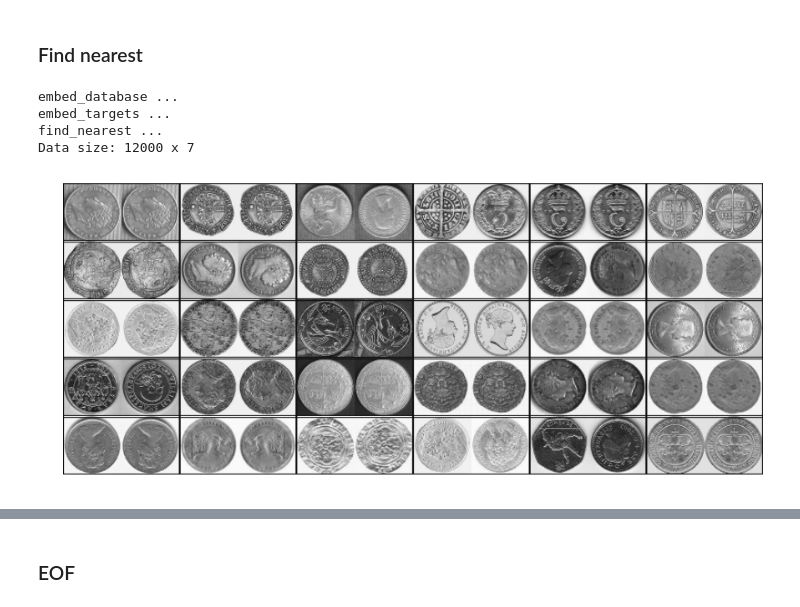
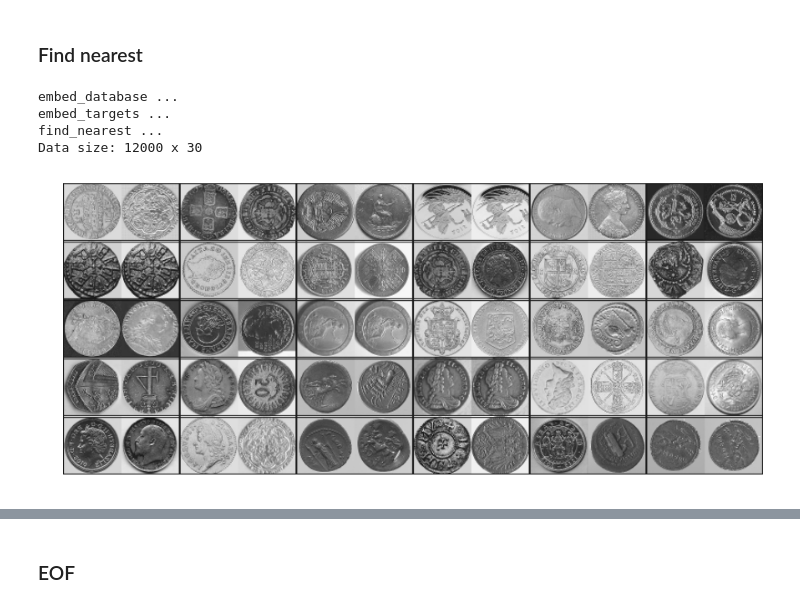
Before and after one commit to RomanKoshelev/deepcoins, a Jupyter notebook: embed_search.ipynb, the cells around one changed output, grey strips where cells are left out. Saved outputs shown, nothing was run; the diff lists cells and outputs as text; code cells hidden in the pictures.

Commit message:
trained on 12k coins

```diff
--- a/embed_search.ipynb
+++ b/embed_search.ipynb
@@ -139,7 +140,7 @@ def ConvNet(inputs, out_dim):
 ### Embedding Graph
 # %%
 learning_rate = 1e-4
-embed_dims    = 7
+embed_dims    = 30
 batch_size    = data_size // joint_probs.shape[0]
 
 tf.reset_default_graph()
@@ -238,33 +239,33 @@ def find_nearest(targets, candidates):
     return results[1], results[0]
 
 def test_find_nearest_images(database, targets, num):
     dat_img, dat_emb = embed_database(database)
     trg_img, trg_emb = embed_targets(targets, num)
 
     nearests, distances = find_nearest(trg_emb, dat_emb)
     res_img = dat_img[nearests]
 
     print("Data size:", data_size, "x", embed_dims)
 
     h = image_shape[0]
     w = image_shape[1]
     img1 = trg_img.reshape([num*h,w])
     img2 = res_img.reshape([num*h,w])
     img1[:,0]   = 0
     img2[:,w-1] = 0
     sheet = np.concatenate([img1, img2], axis=1)
     sheet[np.arange(0,h*num,h)-1,:] = 0
     sheet[np.arange(0,h*num,h)+1,:] = 0
     cols = 6
     show_images(images=sheet, image_shape=[h, 2*w], cols=cols, rows=num//cols)
 
 test_find_nearest_images(
     database  = test_images,
-    targets   = train_images,
+    targets   = train_images*.9,
     num=32)
 # %% [output]
 embed_database ...
 embed_targets ...
 find_nearest ...
-Data size: 12000 x 7
+Data size: 12000 x 30
-[figure, old version]
+[figure, new version]
```
Also changed, not shown: parts of 3 cells of this notebook.
